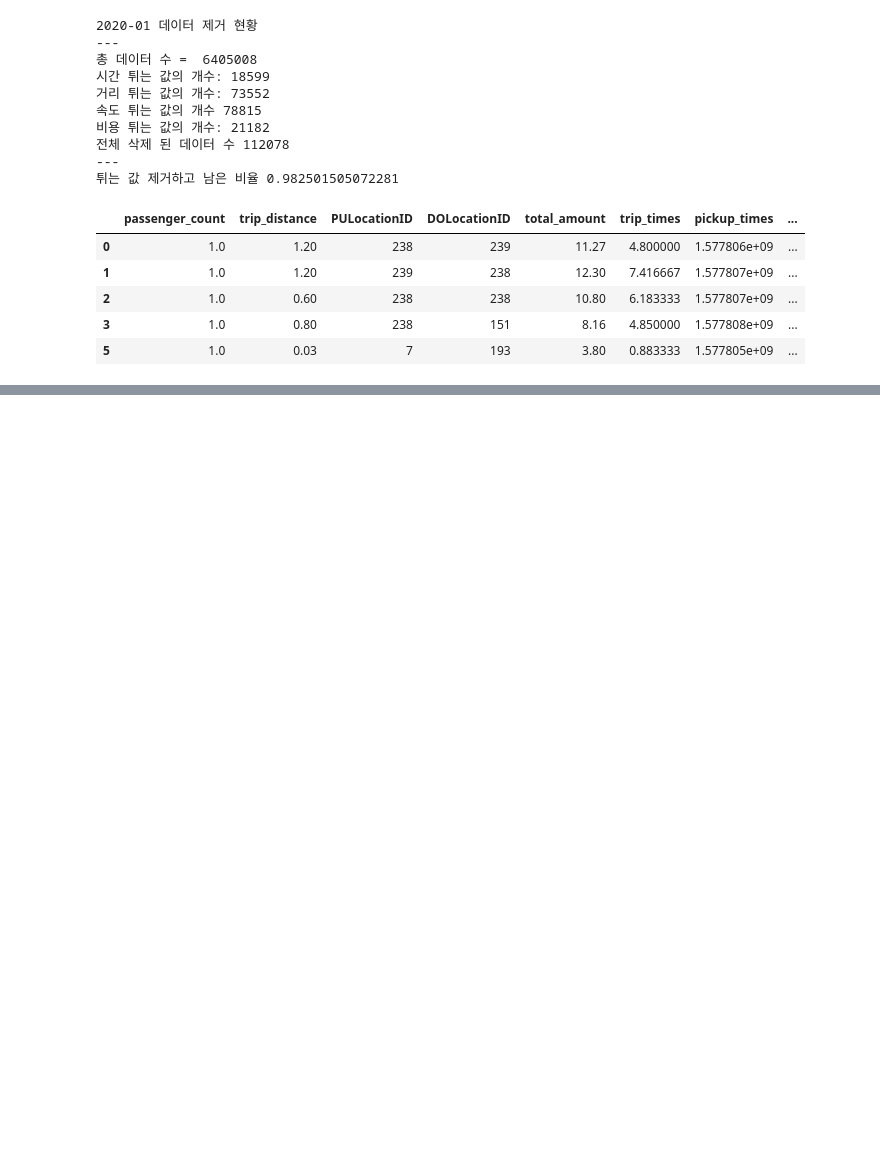
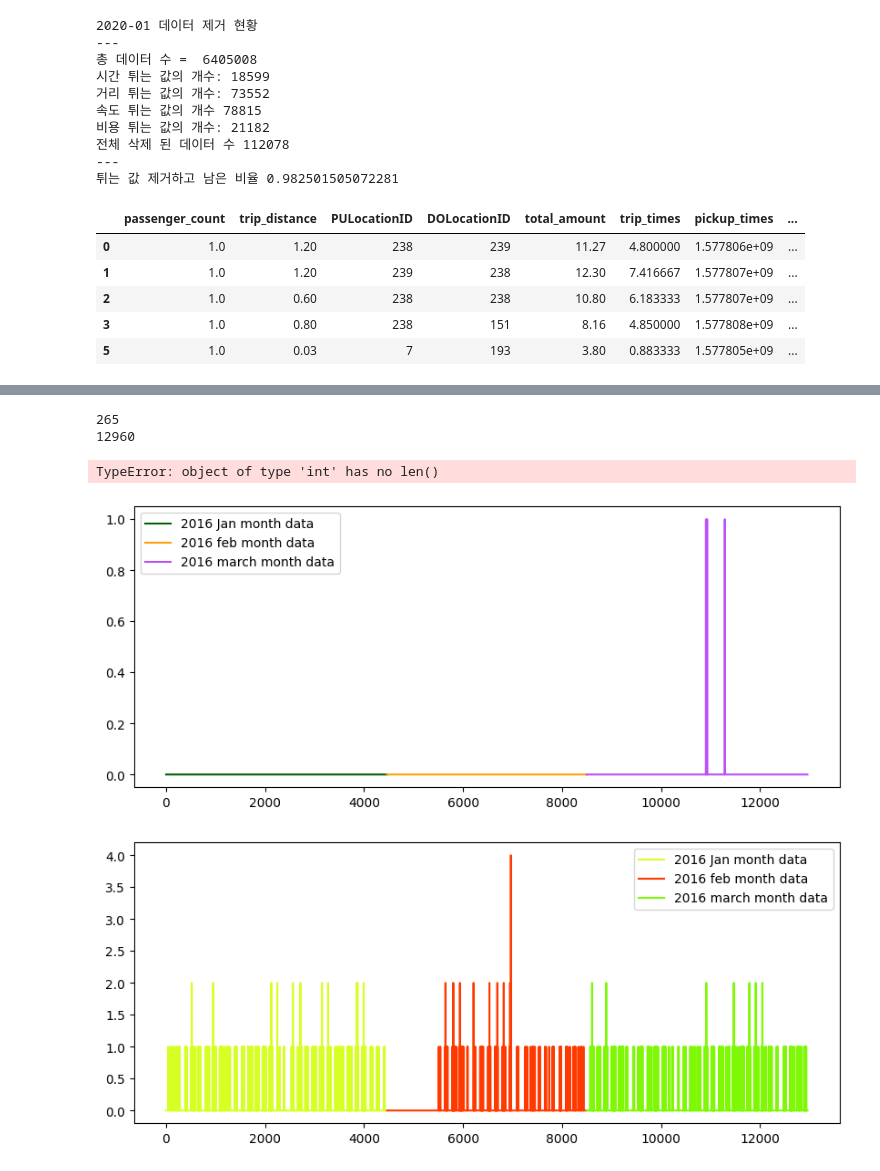
Before and after one commit to SoftwareApplicatiokn/newyork_taxi, a Jupyter notebook: taxi2020.ipynb, the cells around one changed output, grey strips where cells are left out. Drawn from its saved outputs; the diff is of its cells as text; code cells hidden in the pictures; blank space fills up the shorter version.

```diff
--- a/taxi2020.ipynb
+++ b/taxi2020.ipynb
@@ -501,0 +711,55 @@ jan_2020_frame.head()
+# %%
+# Jan-2020 data is smoothed, Jan,Feb & March 2021 data missing values are filled with zero
+jan_2020_smooth = smoothing(jan_2020_groupby['trip_distance'].values,jan_2020_unique)
+jan_2021_smooth = fill_missing(jan_2021_groupby['trip_distance'].values,jan_2021_unique)
+feb_2021_smooth = fill_missing(feb_2021_groupby['trip_distance'].values,feb_2021_unique)
+mar_2021_smooth = fill_missing(mar_2021_groupby['trip_distance'].values,mar_2021_unique)
+
+# Making list of all the values of pickup data in every bin for a period of 3 months and storing them region-wise
+regions_cum = []
+
+# a =[1,2,3]
+# b = [2,3,4]
+# a+b = [1, 2, 3, 2, 3, 4]
+
+# number of 10min indices for jan 2015= 24*31*60/10 = 4464
+# number of 10min indices for jan 2016 = 24*31*60/10 = 4464
+# number of 10min indices for feb 2016 = 24*29*60/10 = 4032
+# number of 10min indices for march 2016 = 24*31*60/10 = 4464
+# regions_cum: it will contain 265 lists, each list will contain 4464+4032+4464 values which represents the number of pickups
+# that are happened for three months in 2021 data
+
+# i -> i-1, i+1 -> i
+for i in range(1,266):
+    regions_cum.append(jan_2021_smooth[4464*(i-1):4464*i]+feb_2021_smooth[4032*(i-1):4032*i]+mar_2021_smooth[4464*(i-1):4464*i])
+
+# print(len(regions_cum))
+# 265
+# print(len(regions_cum[0]))
+# 12960
+# %%
+print(len(regions_cum))
+# 265
+print(len(regions_cum[0]))
+# 12960
+# %% [output]
+265
+12960
+TypeError: object of type 'int' has no len()
+# %%
+def uniqueish_color():
+    """There're better ways to generate unique colors, but this isn't awful."""
+    return plt.cm.gist_ncar(np.random.random())
+first_x = list(range(0,4464))
+second_x = list(range(4464,8496))
+third_x = list(range(8496,12960))
+for i in range(1, 3):
+    plt.figure(figsize=(10,4))
+    plt.plot(first_x,regions_cum[i][:4464], color=uniqueish_color(), label='2016 Jan month data')
+    plt.plot(second_x,regions_cum[i][4464:8496], color=uniqueish_color(), label='2016 feb month data')
+    plt.plot(third_x,regions_cum[i][8496:], color=uniqueish_color(), label='2016 march month data')
+    plt.legend()
+    plt.show()
+# %% [output]
+[figure, added]
+[figure, added]
```
Also changed, not shown: parts of 47 cells of this notebook.
